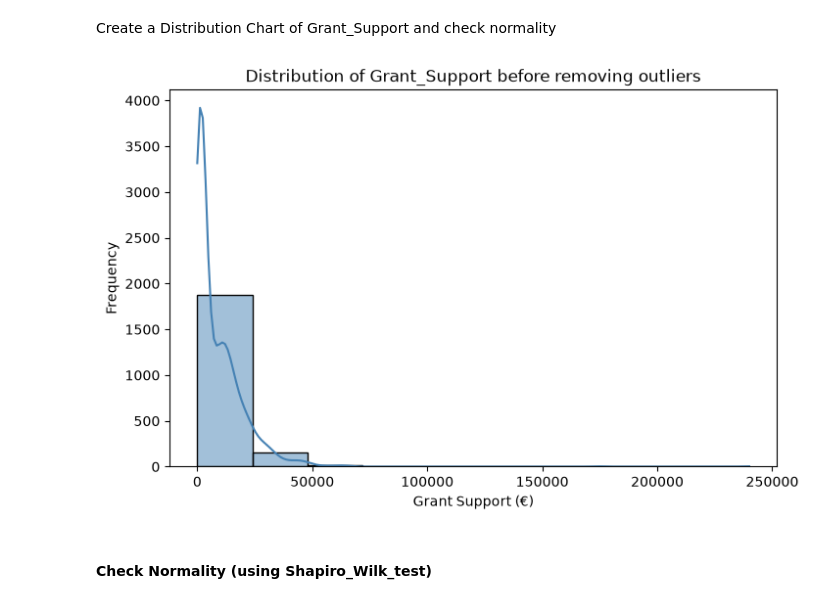
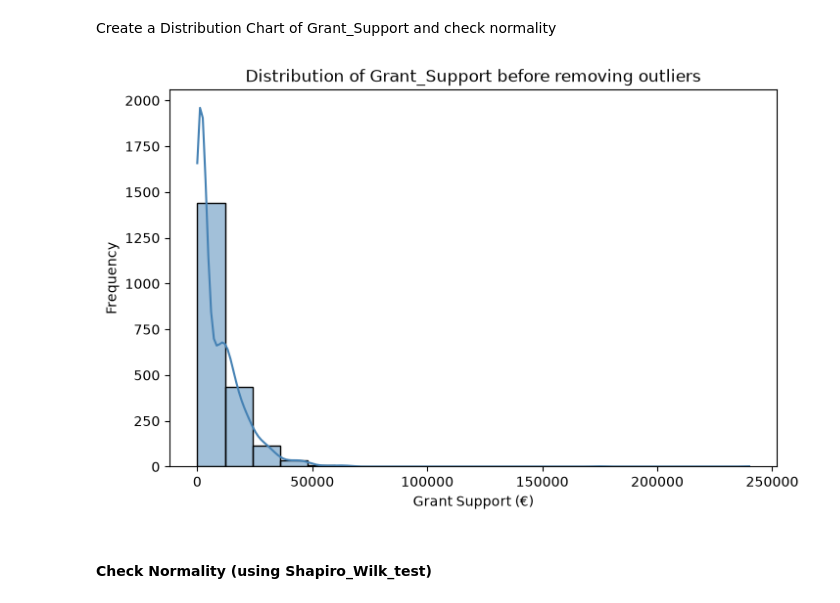
Before and after one commit to sba26096-CiaranLynch/IntegratedCA2, a Jupyter notebook: Integrated_CA_2.ipynb, the cells around one changed output. Cells and saved outputs as stored; diff of their text form; code cells hidden in the pictures.

```diff
--- a/Integrated_CA_2.ipynb
+++ b/Integrated_CA_2.ipynb
@@ -2263,22 +2250,22 @@ Create a Distribution Chart of Grant_Support and check normality
 # %%
 plt.figure(figsize=(8,5) )
 
 sns.histplot(
     data=df,
     x="Grant_Support",
-    bins=10,
+    bins=20,
     kde=True,
     color="Steelblue"
 )
 
 plt.title("Distribution of Grant_Support before removing outliers")
 plt.xlabel("Grant Support (€)")
 plt.ylabel("Frequency")
 
 
 plt.show()
 # %% [output]
-[figure, old version]
+[figure, new version]
 # %% [markdown]
 #### Check Normality (using Shapiro_Wilk_test)
 # %%
```
Also changed, not shown: parts of 39 cells of this notebook, 1 other file.
